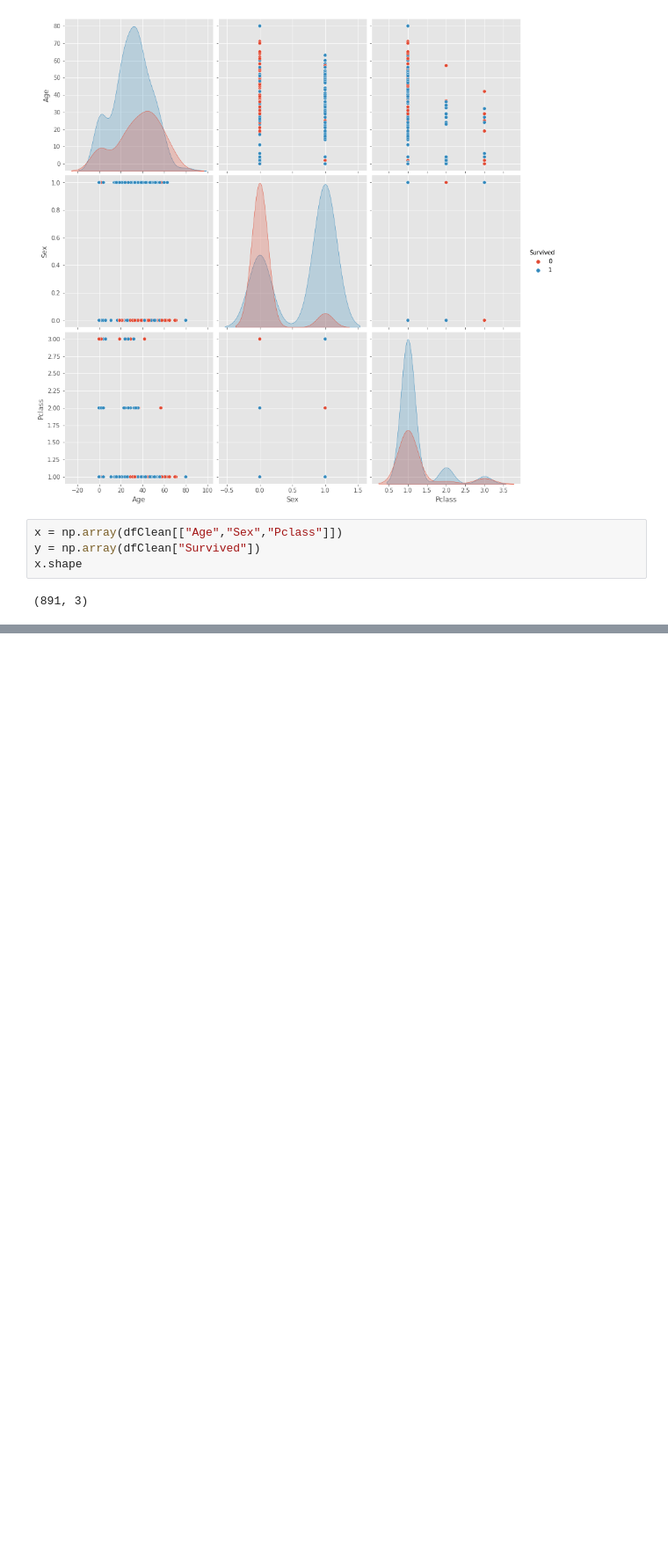
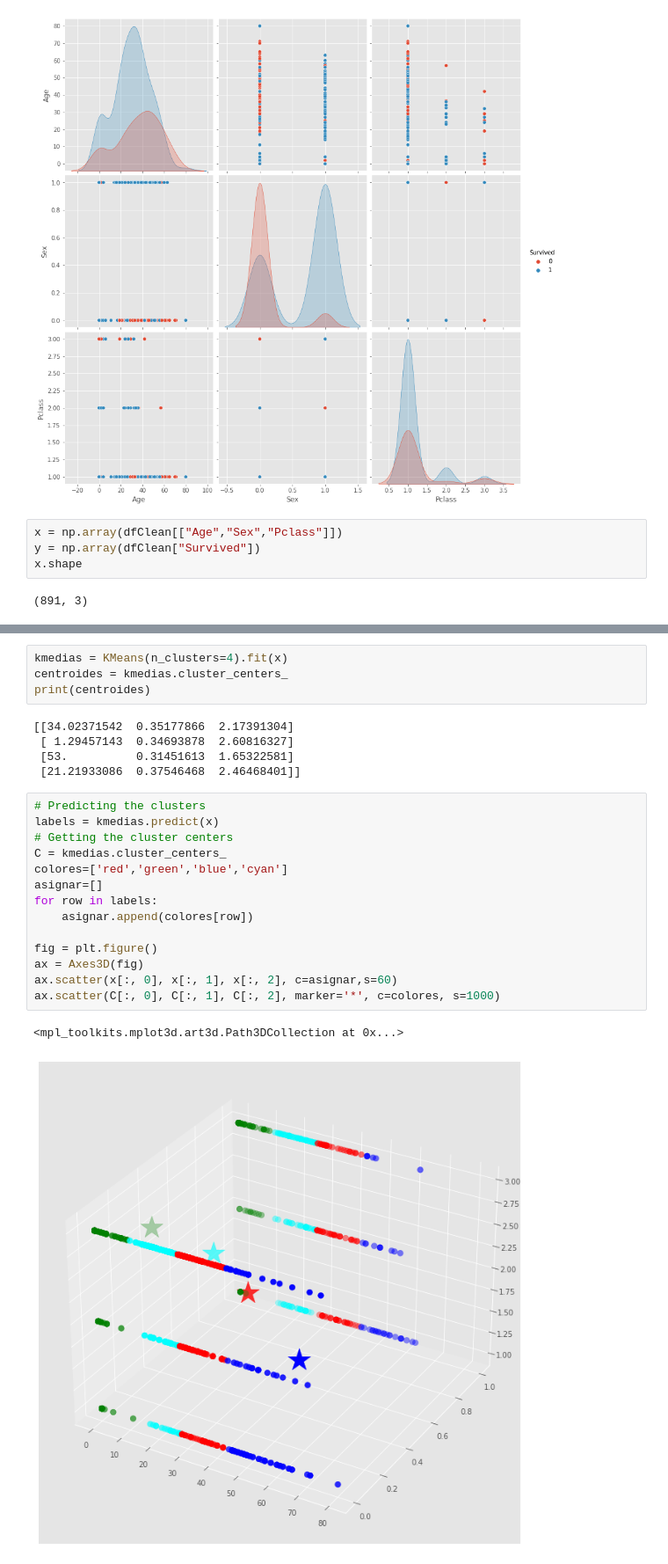
Before and after one commit to Gabonoid/KMedias, a Jupyter notebook: titanic.ipynb, the cells around one changed output, grey strips where cells are left out. Shown at 88% size. Drawn from its saved outputs; the diff is of its cells as text; blank space fills up the shorter version.

```diff
--- a/titanic.ipynb
+++ b/titanic.ipynb
@@ -128,3 +128,29 @@ plt.title('Codo Curva')
 plt.show()
 # %% [output]
 [figure]
+# %%
+kmedias = KMeans(n_clusters=4).fit(x)
+centroides = kmedias.cluster_centers_
+print(centroides)
+# %% [output]
+[[34.02371542  0.35177866  2.17391304]
+ [ 1.29457143  0.34693878  2.60816327]
+ [53.          0.31451613  1.65322581]
+ [21.21933086  0.37546468  2.46468401]]
+# %%
+# Predicting the clusters
+labels = kmedias.predict(x)
+# Getting the cluster centers
+C = kmedias.cluster_centers_
+colores=['red','green','blue','cyan']
+asignar=[]
+for row in labels:
+    asignar.append(colores[row])
+
+fig = plt.figure()
+ax = Axes3D(fig)
+ax.scatter(x[:, 0], x[:, 1], x[:, 2], c=asignar,s=60)
+ax.scatter(C[:, 0], C[:, 1], C[:, 2], marker='*', c=colores, s=1000)
+# %% [output]
+<mpl_toolkits.mplot3d.art3d.Path3DCollection at 0x...>
+[figure, added]
```
Also changed, not shown: parts of 4 cells of this notebook.
